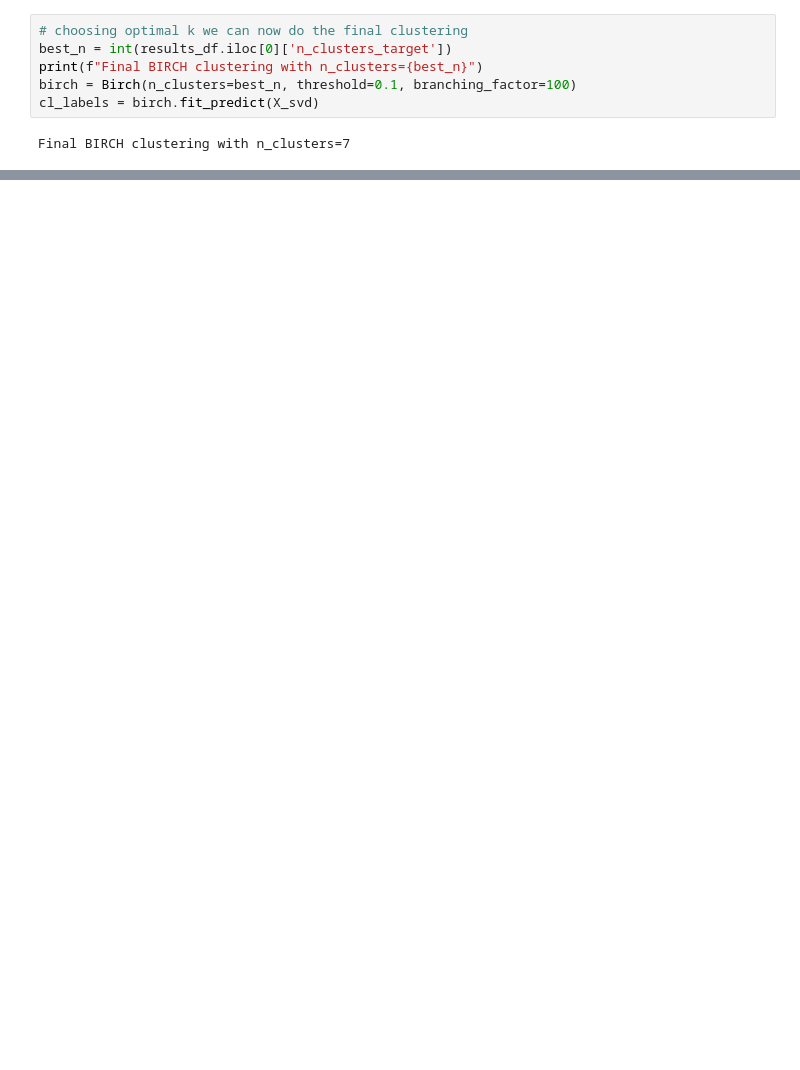
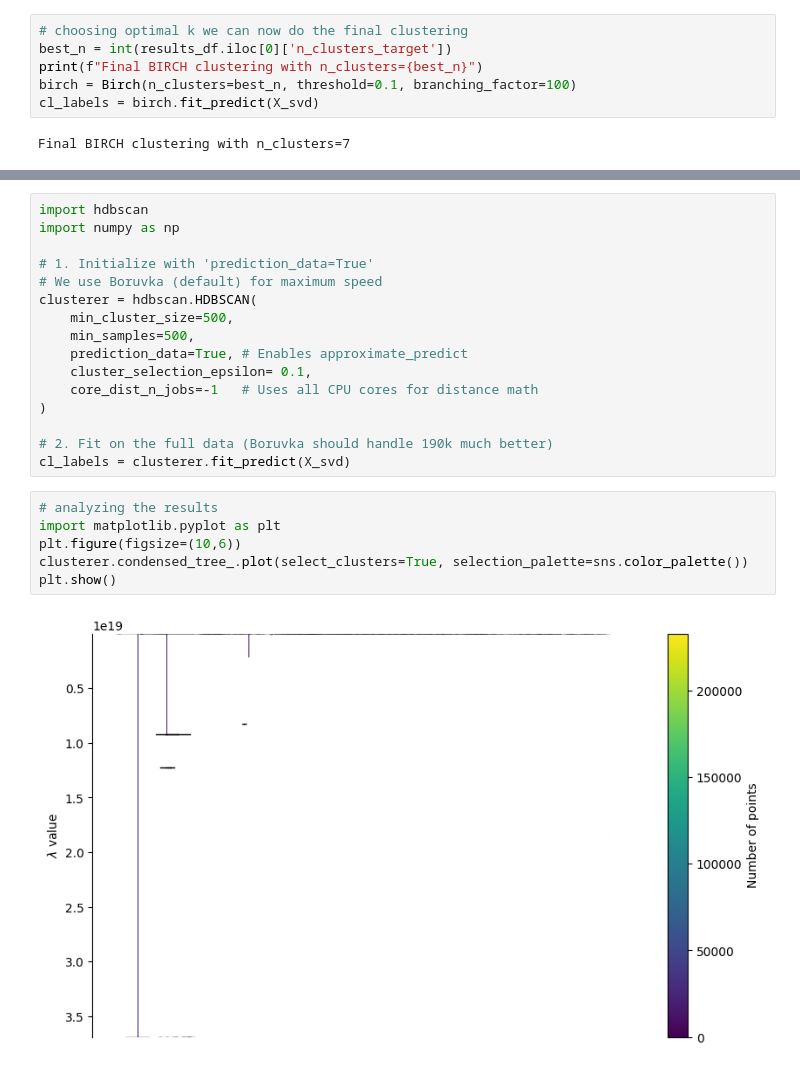
Before and after one commit to andreaRusso04/MachineLearningProject, a Jupyter notebook: notebooks/unsupervisedLearningNoTimestamps.ipynb, the cells around one changed output, grey strips where cells are left out. Saved outputs shown, nothing was run; the diff lists cells and outputs as text; blank space fills up the shorter version.

Commit message:
Added clustering part

```diff
--- a/notebooks/unsupervisedLearningNoTimestamps.ipynb
+++ b/notebooks/unsupervisedLearningNoTimestamps.ipynb
@@ -508,0 +583,24 @@ plt.show()
+# %%
+import hdbscan
+import numpy as np
+
+# 1. Initialize with 'prediction_data=True'
+# We use Boruvka (default) for maximum speed
+clusterer = hdbscan.HDBSCAN(
+    min_cluster_size=500,
+    min_samples=500,
+    prediction_data=True, # Enables approximate_predict
+    cluster_selection_epsilon= 0.1,
+    core_dist_n_jobs=-1   # Uses all CPU cores for distance math
+)
+
+# 2. Fit on the full data (Boruvka should handle 190k much better)
+cl_labels = clusterer.fit_predict(X_svd)
+# %%
+# analyzing the results
+import matplotlib.pyplot as plt
+plt.figure(figsize=(10,6))
+clusterer.condensed_tree_.plot(select_clusters=True, selection_palette=sns.color_palette())
+plt.show()
+# %% [output]
+[figure, added]
```
Also changed, not shown: parts of 13 cells of this notebook.
